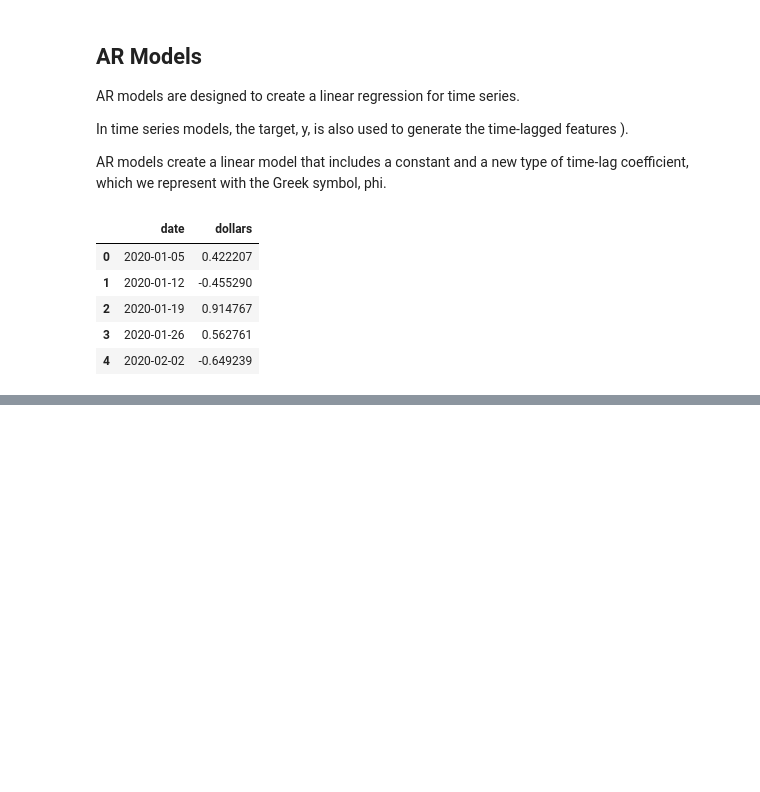
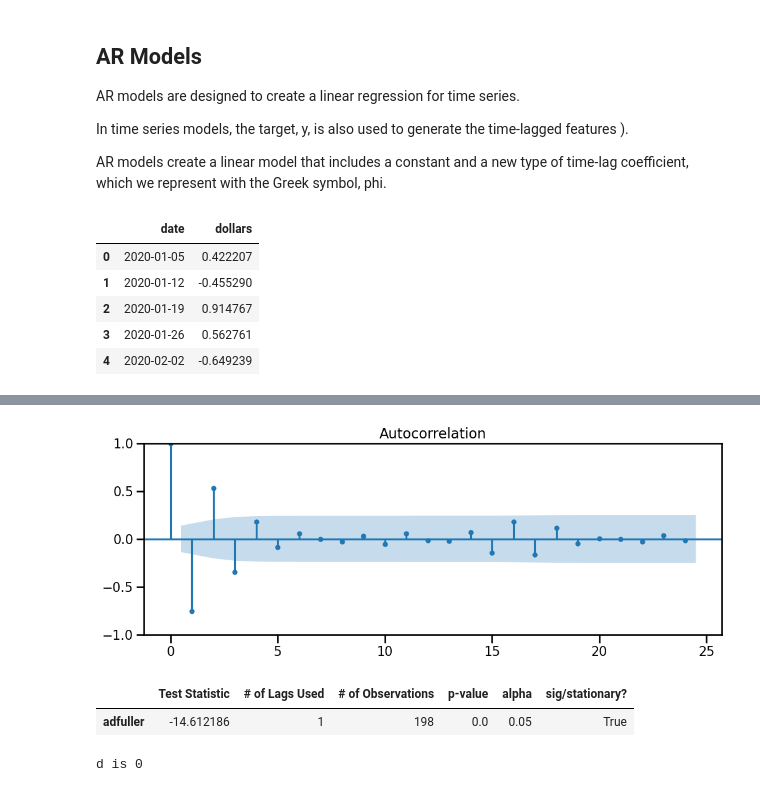
Before and after one commit to EhLeeOod/time-series, a Jupyter notebook: week-2.ipynb, the cells around one changed output, grey strips where cells are left out. Saved outputs shown, nothing was run; the diff lists cells and outputs as text; code cells hidden in the pictures; blank space fills up the shorter version.

```diff
--- a/week-2.ipynb
+++ b/week-2.ipynb
@@ -427,0 +447,20 @@ ts.head()
+# %%
+# Make acf plot of raw data to look for seasonality
+tsa.graphics.plot_acf(ts);
+# %% [output]
+[figure, added]
+# %%
+# Call custom function to check to see if data is stationary
+get_adfuller_results(ts)
+# %% [output]
+|  | Test Statistic | # of Lags Used | # of Observations | p-value | alpha | sig/stationary? |
+| adfuller | -14.612186 | 1 | 198 | 0.0 | 0.05 | True |
+# %%
+from pmdarima.arima.utils import ndiffs
+# use ndiffs to determine differencing needs ('d' is times needed to be diff'ed to be stationary)
+# if d = 0 then already stationary
+
+d = ndiffs(ts)
+print(f'd is {d}')
+# %% [output]
+d is 0
```
Also changed, not shown: parts of 17 cells of this notebook.
